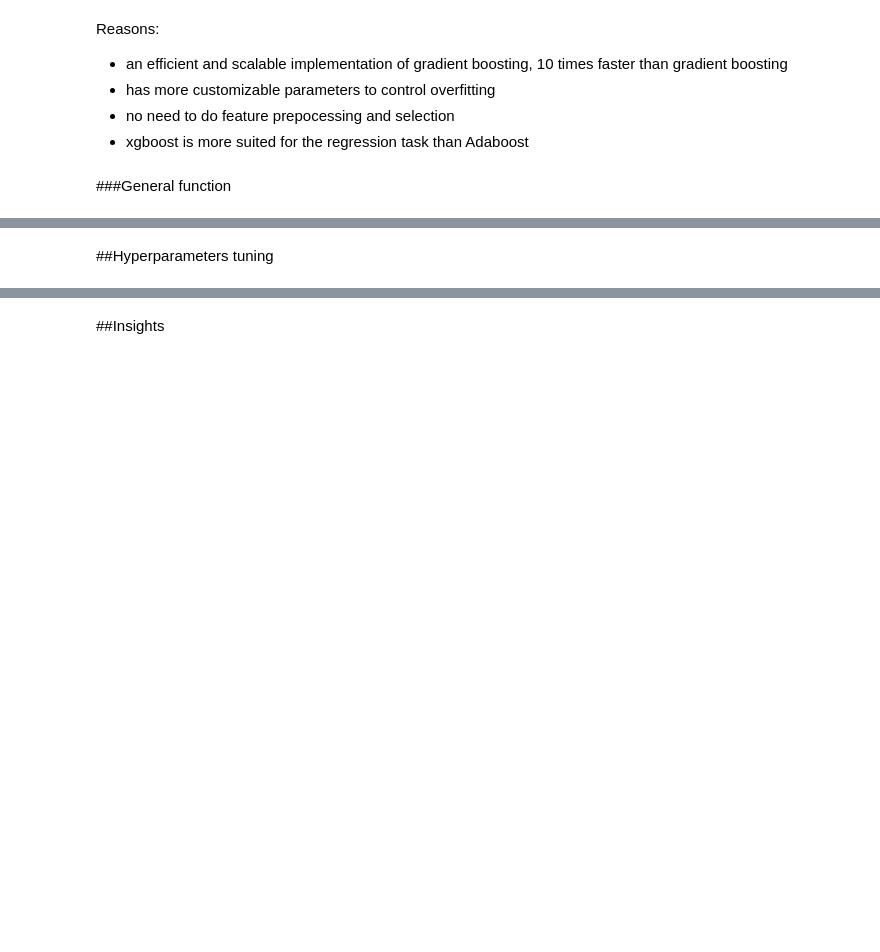
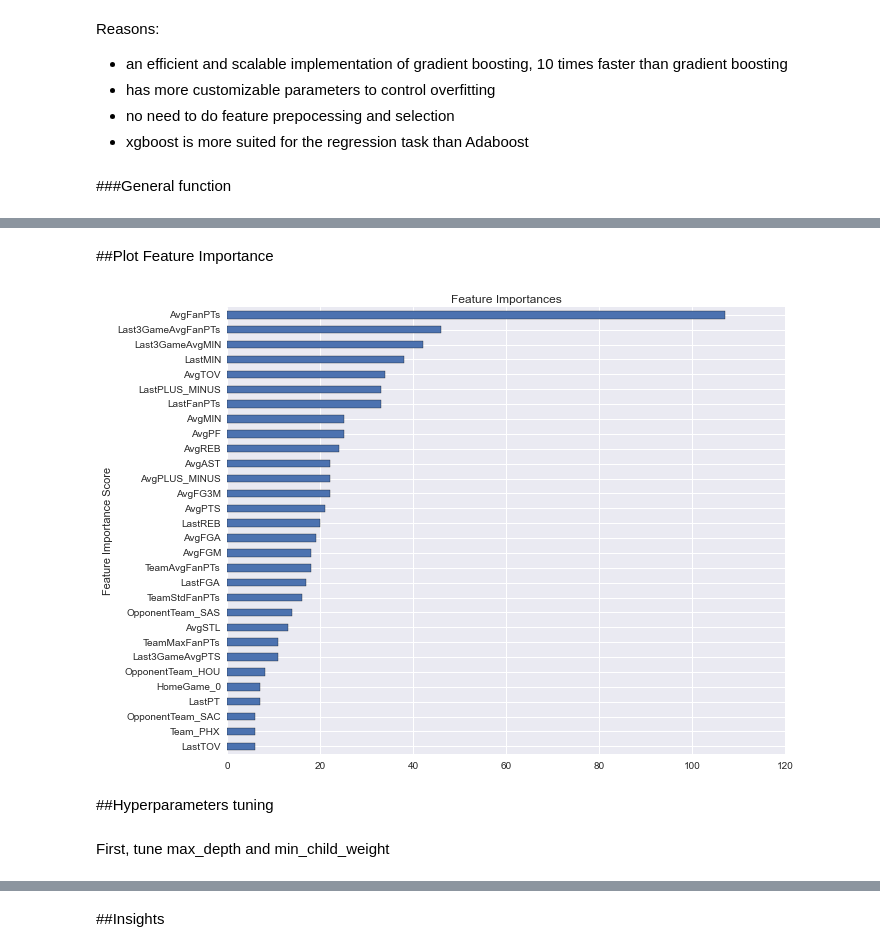
Before and after one commit to jpzhangvincent/NBAFantasySportBetting-ML-project, a Jupyter notebook: Predict FanPTs/XGBoosting for regression - Predict FanPTs.ipynb, the cells around one changed output, grey strips where cells are left out. Drawn from its saved outputs; the diff is of its cells as text; code cells hidden in the pictures; blank space fills up the shorter version.

```diff
--- a/Predict FanPTs/XGBoosting for regression - Predict FanPTs.ipynb
+++ b/Predict FanPTs/XGBoosting for regression - Predict FanPTs.ipynb
@@ -185,2 +194,18 @@ plot_predictions('test_predict',test)
+# %% [markdown]
+##Plot Feature Importance
+# %%
+def plot_importance(xgbmodel):
+    feat_imp = pd.Series(xgbmodel.booster().get_fscore())
+    feat_imp.sort(ascending=False)
+    plt.figure(figsize=(10, 8))
+    feat_imp[:30].plot(kind='barh', title='Feature Importances').invert_yaxis()
+    plt.ylabel('Feature Importance Score')
+    plt.show()
+# %%
+plot_importance(model1)
+# %% [output]
+[figure, added]
 # %% [markdown]
 ##Hyperparameters tuning
+# %% [markdown]
+First, tune max_depth and min_child_weight
```
Also changed, not shown: parts of 64 cells of this notebook, 16 other files.
